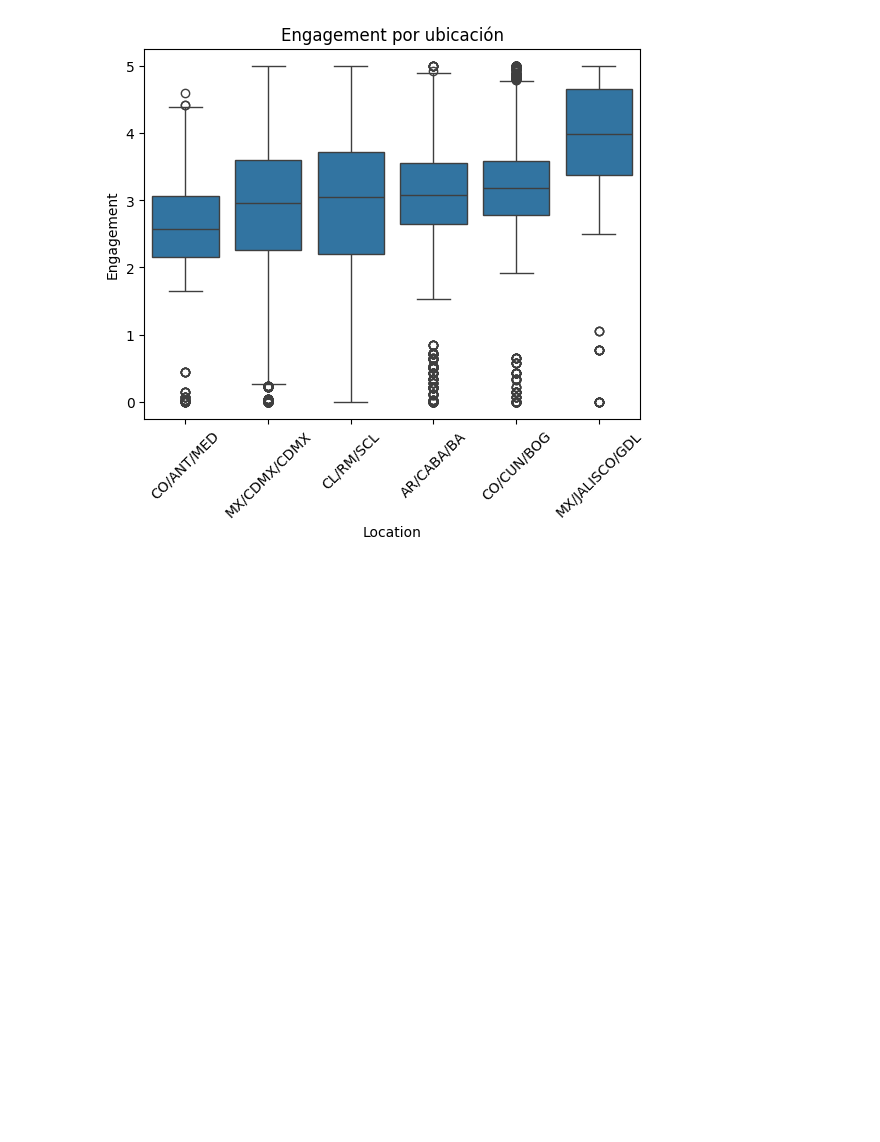
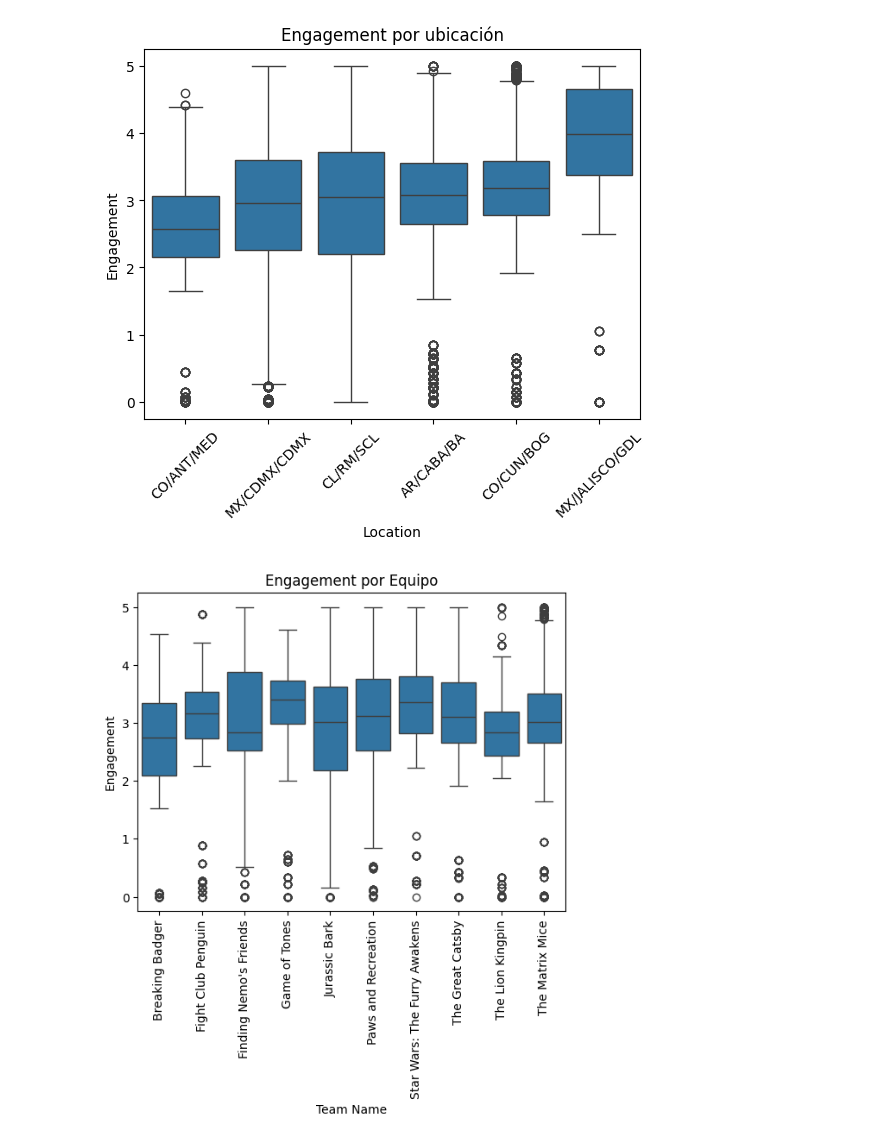
Before and after one commit to Gusty5/project_globant, a Jupyter notebook: notebooks/cleaning.ipynb, the cells around one changed output. Cells and saved outputs as stored; diff of their text form; code cells hidden in the pictures; blank space fills up the shorter version.

```diff
--- a/notebooks/cleaning.ipynb
+++ b/notebooks/cleaning.ipynb
@@ -229,3 +303,10 @@ plt.xticks(rotation=45)
 plt.show()
 # %% [output]
 [figure]
+# %%
+sns.boxplot(x='Team Name', y='Engagement', data=data)
+plt.title("Engagement por Equipo")
+plt.xticks(rotation=90)
+plt.show()
+# %% [output]
+[figure, added]
```
Also changed, not shown: parts of 5 cells of this notebook.
